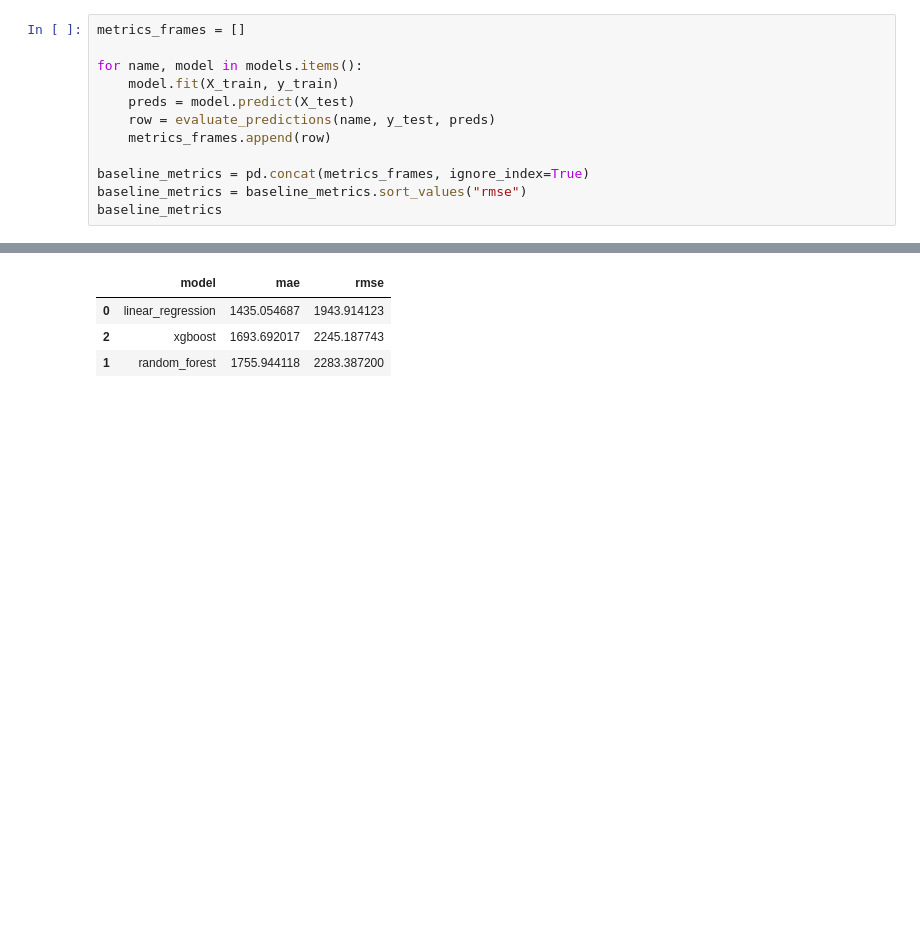
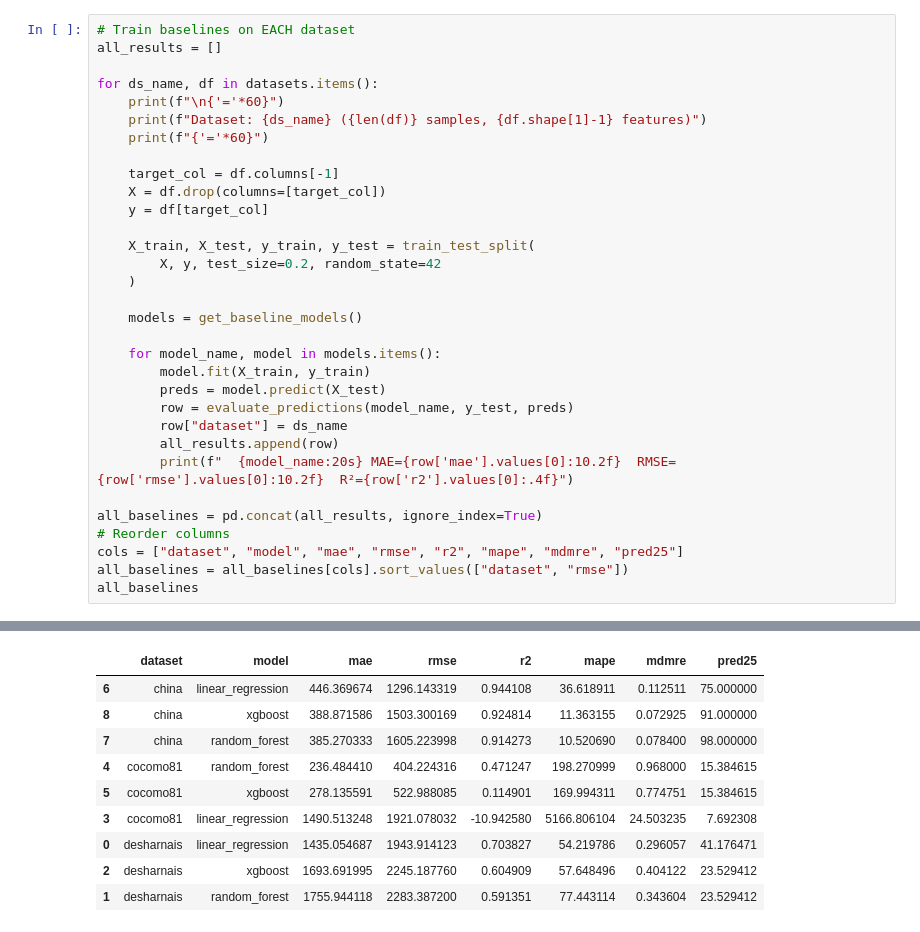
Before and after one commit to kalpit-rooman/Software-Cost-Estimation, a Jupyter notebook: notebooks/03_baselines.ipynb, the cells around one changed output, grey strips where cells are left out. Drawn from its saved outputs; the diff is of its cells as text; blank space fills up the shorter version.

```diff
--- a/notebooks/03_baselines.ipynb
+++ b/notebooks/03_baselines.ipynb
@@ -71,13 +82,33 @@ except ImportError:
 # %%
-metrics_frames = []
+# Train baselines on EACH dataset
+all_results = []
 
-for name, model in models.items():
-    model.fit(X_train, y_train)
-    preds = model.predict(X_test)
-    row = evaluate_predictions(name, y_test, preds)
-    metrics_frames.append(row)
+for ds_name, df in datasets.items():
+    print(f"\n{'='*60}")
+    print(f"Dataset: {ds_name} ({len(df)} samples, {df.shape[1]-1} features)")
+    print(f"{'='*60}")
 
-baseline_metrics = pd.concat(metrics_frames, ignore_index=True)
-baseline_metrics = baseline_metrics.sort_values("rmse")
-baseline_metrics
+    target_col = df.columns[-1]
+    X = df.drop(columns=[target_col])
+    y = df[target_col]
+
+    X_train, X_test, y_train, y_test = train_test_split(
+        X, y, test_size=0.2, random_state=42
+    )
+
+    models = get_baseline_models()
+
+    for model_name, model in models.items():
+        model.fit(X_train, y_train)
+        preds = model.predict(X_test)
+        row = evaluate_predictions(model_name, y_test, preds)
+        row["dataset"] = ds_name
+        all_results.append(row)
+        print(f"  {model_name:20s} MAE={row['mae'].values[0]:10.2f}  RMSE={row['rmse'].values[0]:10.2f}  R²={row['r2'].values[0]:.4f}")
+
+all_baselines = pd.concat(all_results, ignore_index=True)
+# Reorder columns
+cols = ["dataset", "model", "mae", "rmse", "r2", "mape", "mdmre", "pred25"]
+all_baselines = all_baselines[cols].sort_values(["dataset", "rmse"])
+all_baselines
 # %% [output]
@@ -84,5 +135,11 @@ baseline_metrics
-|  | model | mae | rmse |
-| 0 | linear_regression | 1435.054687 | 1943.914123 |
-| 2 | xgboost | 1693.692017 | 2245.187743 |
-| 1 | random_forest | 1755.944118 | 2283.387200 |
+|  | dataset | model | mae | rmse | r2 | mape | mdmre | pred25 |
+| 6 | china | linear_regression | 446.369674 | 1296.143319 | 0.944108 | 36.618911 | 0.112511 | 75.000000 |
+| 8 | china | xgboost | 388.871586 | 1503.300169 | 0.924814 | 11.363155 | 0.072925 | 91.000000 |
+| 7 | china | random_forest | 385.270333 | 1605.223998 | 0.914273 | 10.520690 | 0.078400 | 98.000000 |
+| 4 | cocomo81 | random_forest | 236.484410 | 404.224316 | 0.471247 | 198.270999 | 0.968000 | 15.384615 |
+| 5 | cocomo81 | xgboost | 278.135591 | 522.988085 | 0.114901 | 169.994311 | 0.774751 | 15.384615 |
+| 3 | cocomo81 | linear_regression | 1490.513248 | 1921.078032 | -10.942580 | 5166.806104 | 24.503235 | 7.692308 |
+| 0 | desharnais | linear_regression | 1435.054687 | 1943.914123 | 0.703827 | 54.219786 | 0.296057 | 41.176471 |
+| 2 | desharnais | xgboost | 1693.691995 | 2245.187760 | 0.604909 | 57.648496 | 0.404122 | 23.529412 |
+| 1 | desharnais | random_forest | 1755.944118 | 2283.387200 | 0.591351 | 77.443114 | 0.343604 | 23.529412 |
 # %%
```
Also changed, not shown: parts of 5 cells of this notebook, 4 other files.
